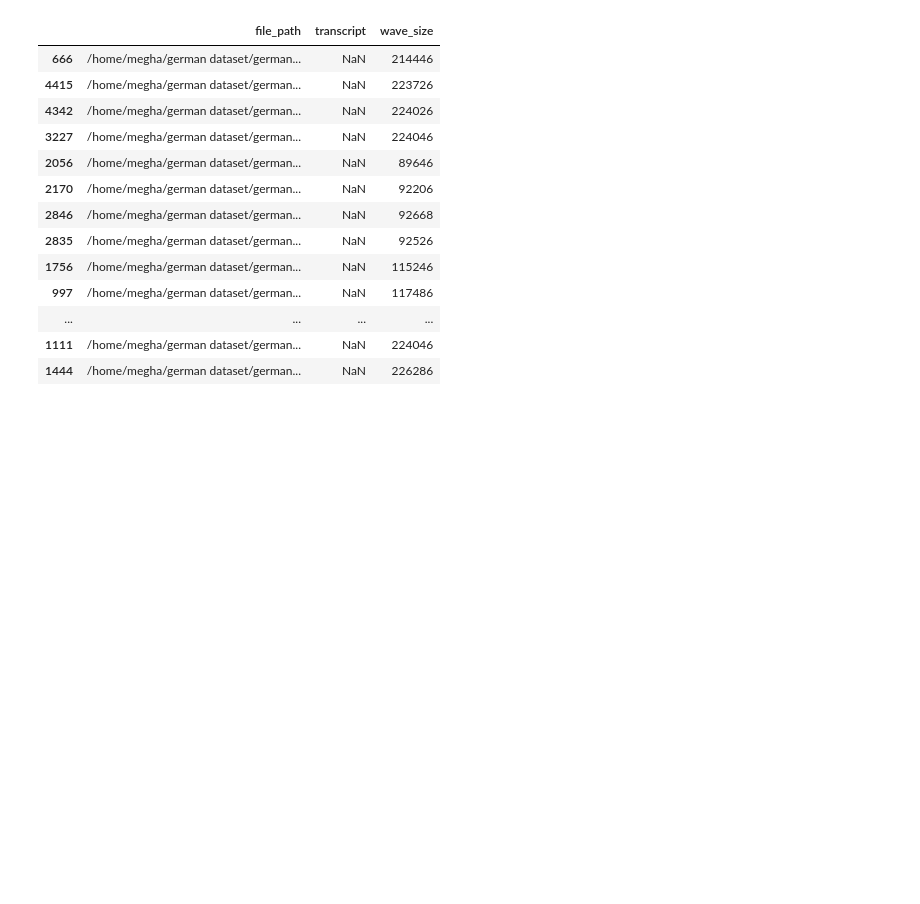
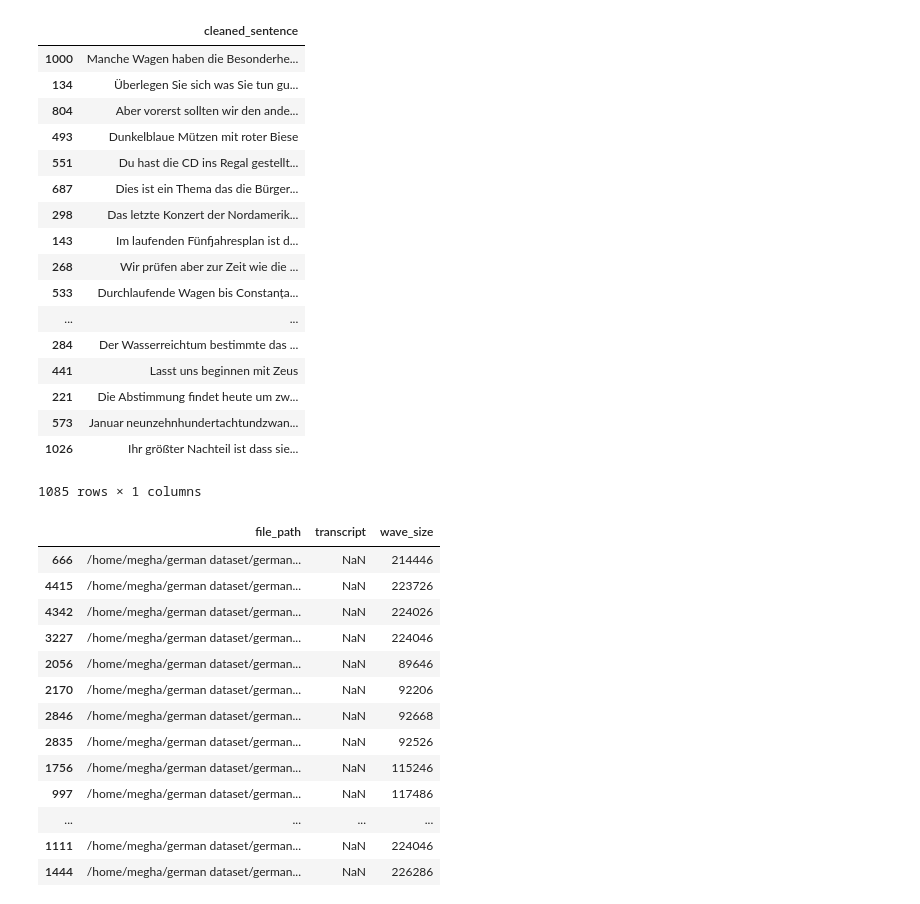
Before and after one commit to megharangaswamy/Deepspeech_alugha, a Jupyter notebook: German_Data_set.ipynb, the cells around one changed output. Cells and saved outputs as stored; diff of their text form; code cells hidden in the pictures; blank space fills up the shorter version.

Commit message:
added vocab file creation code

```diff
--- a/German_Data_set.ipynb
+++ b/German_Data_set.ipynb
@@ -154,0 +189,21 @@ df1_dev
+# %%
+vocab_file
+# %% [output]
+|  | cleaned_sentence |
+| 1000 | Manche Wagen haben die Besonderhe... |
+| 134 | Überlegen Sie sich was Sie tun gu... |
+| 804 | Aber vorerst sollten wir den ande... |
+| 493 | Dunkelblaue Mützen mit roter Biese |
+| 551 | Du hast die CD ins Regal gestellt... |
+| 687 | Dies ist ein Thema das die Bürger... |
+| 298 | Das letzte Konzert der Nordamerik... |
+| 143 | Im laufenden Fünfjahresplan ist d... |
+| 268 | Wir prüfen aber zur Zeit wie die ... |
+| 533 | Durchlaufende Wagen bis Constanța... |
+| ... | ... |
+| 284 | Der Wasserreichtum bestimmte das ... |
+| 441 | Lasst uns beginnen mit Zeus |
+| 221 | Die Abstimmung findet heute um zw... |
+| 573 | Januar neunzehnhundertachtundzwan... |
+| 1026 | Ihr größter Nachteil ist dass sie... |
+1085 rows × 1 columns
```
Also changed, not shown: parts of 6 cells of this notebook.
